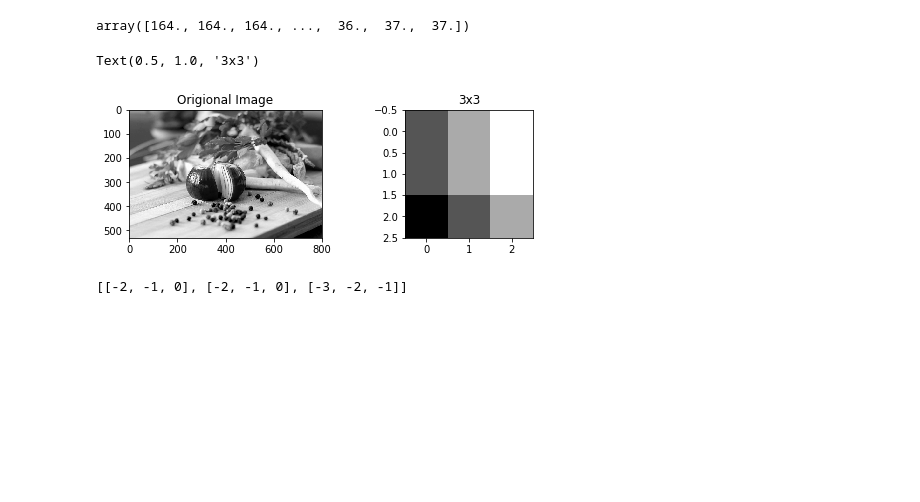
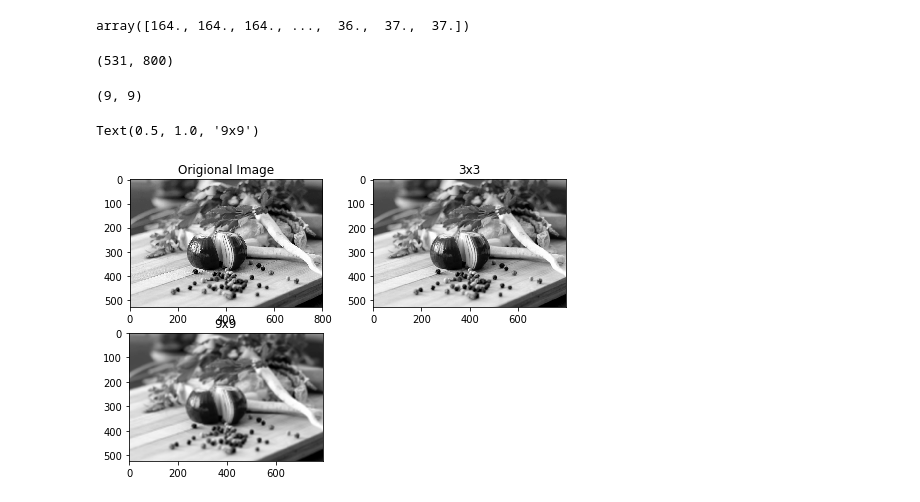
Before and after one commit to neezcha/483H2, a Jupyter notebook: 483h2.ipynb, the cells around one changed output. Cells and saved outputs as stored; diff of their text form; code cells hidden in the pictures; blank space fills up the shorter version.

```diff
--- a/483h2.ipynb
+++ b/483h2.ipynb
@@ -203,3 +214,7 @@ def my_convolution2d(gray_image, h):
 # %%
 # 7b
+# the larger the filter h the more blurred the photo
 gray_img = mpimg.imread('conv_test.jpg')
+gray_img.shape
+# %% [output]
+(531, 800)
@@ -213,38 +221,48 @@ h33 = [[-1,-2,-3],[-0,-1,-2],[-0,-1,-2]]
+# %%
+# box filter of size 3x3, 9x9, 15x15, 1x13, and 13x1
+# h33 = np.array([[-1,-2,-3],[-0,-1,-2],[-0,-1,-2]])
+# h99 = np.array([[0,-1,-2,-3,-4,-5,-6,-7,-8],[9,8,7,6,5,4,3,2,1],[0,1,2,3,4,5,6,7,8],[0,-1,-2,-3,-4,-5,-6,-7,-8],[9,8,7,6,5,4,3,2,1],[0,1,2,3,4,5,6,7,8],[0,-1,-2,-3,-4,-5,-6,-7,-8],[9,8,7,6,5,4,3,2,1],[0,1,2,3,4,5,6,7,8]])
+h33 = np.ones([3,3])
+h99 = np.ones([9,9])
+h15 = np.ones([15,15])
+# h113 = np.ones([1,13])
+# h131 = np.ones([31,1])
+h99.shape
+# %% [output]
+(9, 9)
 # %%
 img33 =my_convolution2d('conv_test.jpg', h33)
-#img99 = my_convolution2d('conv_test.jpg', h99)
-#img15 = my_convolution2d('conv_test.jpg', h15)
+img99 = my_convolution2d('conv_test.jpg', h99)
+img15 = my_convolution2d('conv_test.jpg', h15)
 #img113 = my_convolution2d('conv_test.jpg', h113)
 #img131 = my_convolution2d('conv_test.jpg', h131)
 # %%
  # DISPALY OLD 5xNEW
 fig = plt.figure()
 fig.set_figheight(8)
 fig.set_figwidth(8)
 
 fig.add_subplot(3,2,1)
 plt.imshow(gray_img, cmap='gray')
 plt.title('Origional Image', fontsize=12)
 
 fig.add_subplot(3,2,2)
 plt.imshow(img33, cmap='gray')
 plt.title('3x3', fontsize=12)
 # fig.savefig('conv_test_box3x3.jpg') # 7b
+
+fig.add_subplot(3,2,3)
+plt.imshow(img99, cmap='gray')
+plt.title('9x9', fontsize=12)
+# fig.savefig('conv_test_box9x9.jpg') # 7b
+
+fig.add_subplot(3,2,4)
+plt.imshow(img15, cmap='gray')
+plt.title('15x15', fontsize=12)
+# fig.savefig('conv_test_box15x15.jpg') # 7b
 # %% [output]
-Text(0.5, 1.0, '3x3')
+Text(0.5, 1.0, '9x9')
-[figure, old version]
+[figure, new version]
 # %%
 # 7c
 # use a prebuilt functioln from a library, use Gaussian filter with standard deviations sigma = 2, 5, 10
-# %%
-img33Flat = img.flatten()
-img33Flat = itter(img.flatten())
-b = [next(img33Flat)]
-
-for x in img33Flat:
-    for i in h33:
-        for j in i:
-            newValue = x[-1]*
-            imgNew = imgNew.append(newValue)
-# %% [output]
-[[-2, -1, 0], [-2, -1, 0], [-3, -2, -1]]
```
Also changed, not shown: parts of 5 cells of this notebook, 3 other files.
